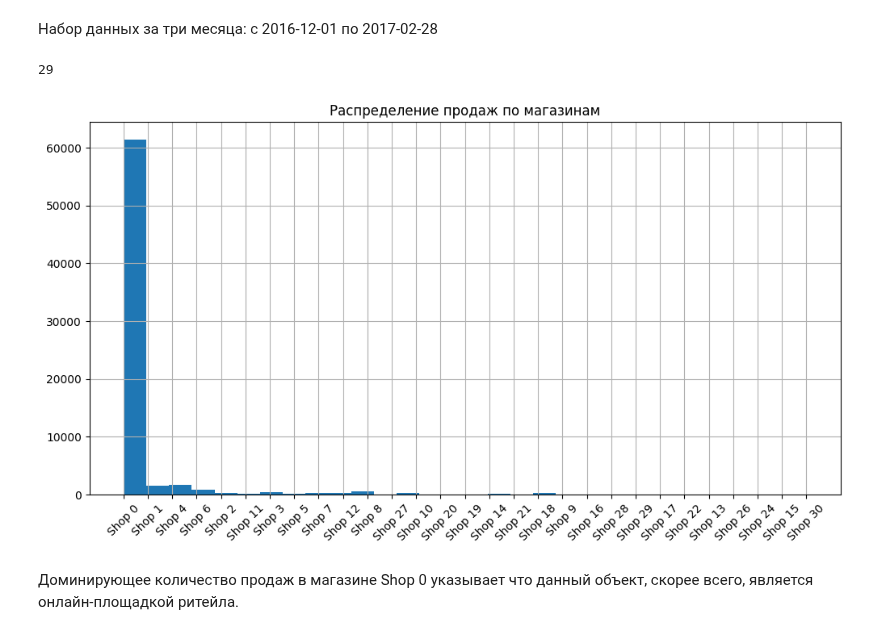
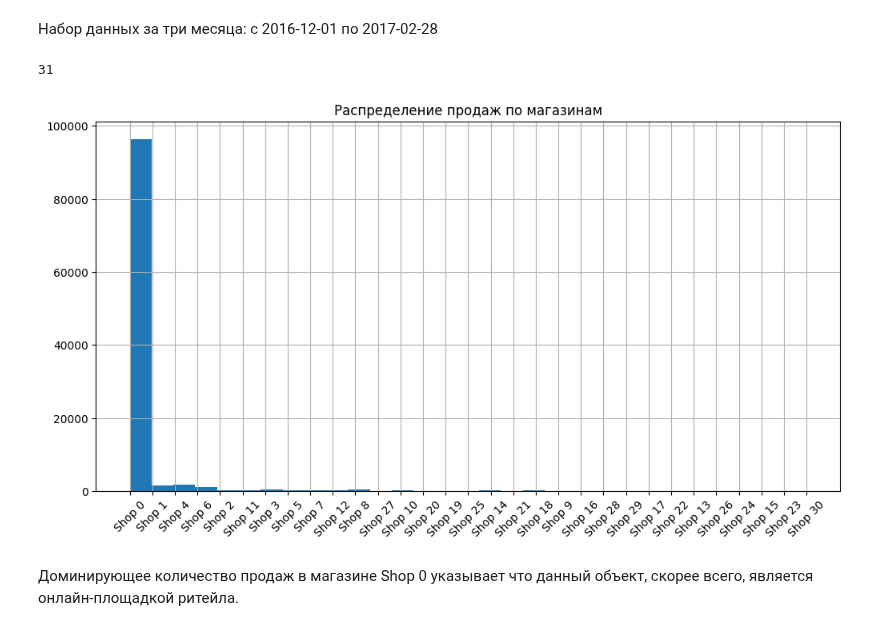
Before and after one commit to akirionenko/senior_progect, a Jupyter notebook: senior_project_1.ipynb, the cells around one changed output. Drawn from its saved outputs; the diff is of its cells as text; code cells hidden in the pictures.

```diff
--- a/senior_project_1.ipynb
+++ b/senior_project_1.ipynb
@@ -239,15 +239,15 @@ retail_cut['purchase_date'].max()
 Набор данных за три месяца: с 2016-12-01 по 2017-02-28
 # %%
 #количество магазинов
-retail_cut['shop_id'].nunique()
+retail['shop_id'].nunique()
 # %% [output]
-29
+31
 # %%
 #для оценки характеристик распределения продаж по магазинам построим гистограмму
-retail_cut['shop_id'].hist(bins=30, figsize=(12, 6)).set(title='Распределение продаж по магазинам')
+retail['shop_id'].hist(bins=31, figsize=(12, 6)).set(title='Распределение продаж по магазинам')
 plt.xticks(rotation=45);
 # %% [output]
-[figure, old version]
+[figure, new version]
 # %% [markdown]
 Доминирующее количество продаж в магазине Shop 0 указывает что данный объект, скорее всего, является онлайн-площадкой ритейла.
 # %%
```
Also changed, not shown: parts of 7 cells of this notebook.
